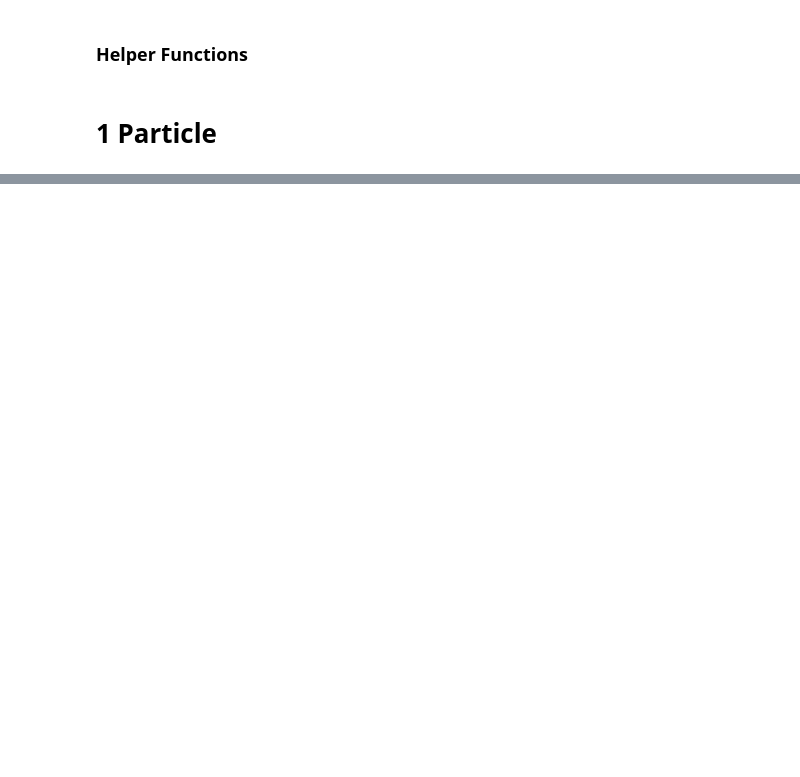
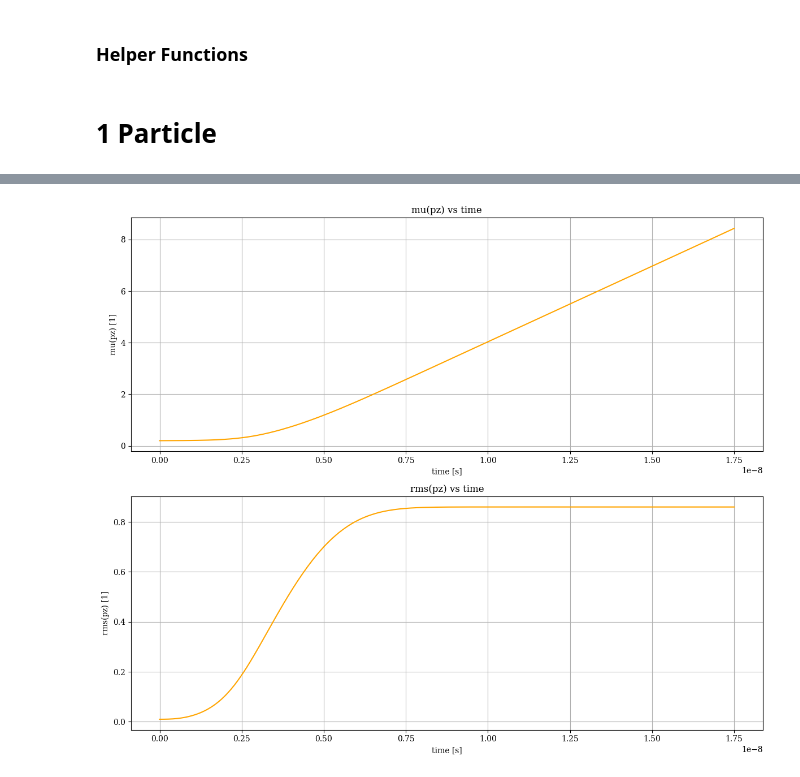
Before and after one commit to alexanderwischmann/FS26-semester-project, a Jupyter notebook: python/analytic_solve.ipynb, the cells around one changed output, grey strips where cells are left out. Saved outputs shown, nothing was run; the diff lists cells and outputs as text; code cells hidden in the pictures; blank space fills up the shorter version.

```diff
--- a/python/analytic_solve.ipynb
+++ b/python/analytic_solve.ipynb
@@ -257,0 +364,23 @@ plt.show()
+# %%
+mu_p_vs_time = sol.y[1]
+rms_p_vs_time = np.sqrt(sol.y[3])
+
+fig, axes = plt.subplots(2, figsize=(12, 10))
+axes[0].plot(times, p_to_betagamma(mu_p_vs_time), color='orange')
+axes[0].set_xlabel('time [s]')
+axes[0].set_ylabel(f'mu(pz) [1]')
+axes[0].set_title(f'mu(pz) vs time')
+axes[0].grid()
+
+
+
+axes[1].plot(times, p_to_betagamma(rms_p_vs_time), color='orange')
+axes[1].set_xlabel('time [s]')
+axes[1].set_ylabel(f'rms(pz) [1]')
+axes[1].set_title(f'rms(pz) vs time')
+axes[1].grid()
+
+plt.tight_layout()
+plt.show()
+# %% [output]
+[figure, added]
```
Also changed, not shown: parts of 8 cells of this notebook.
